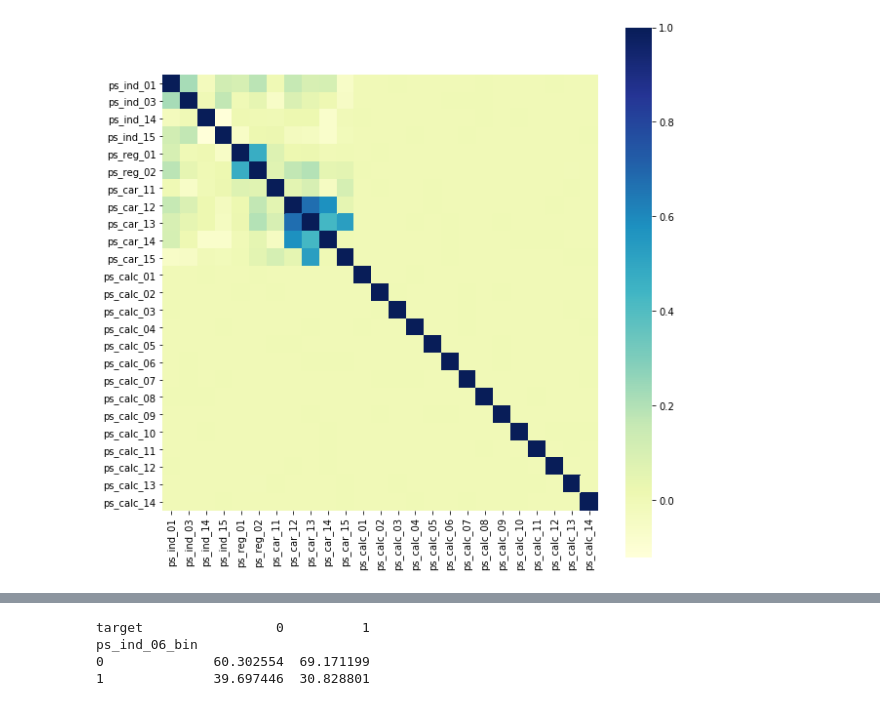
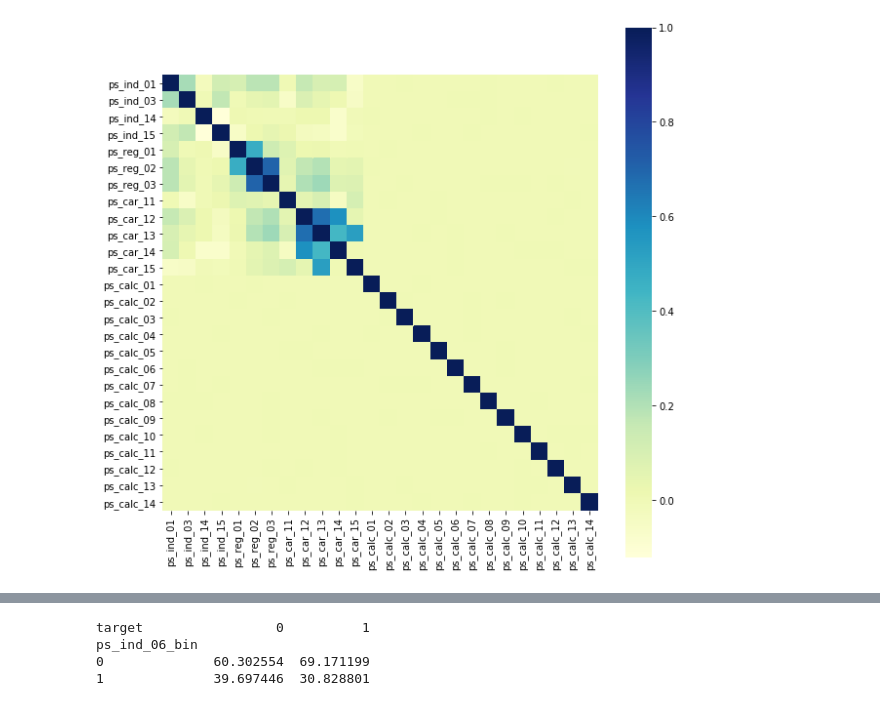
Before and after one commit to sayeshaA/-Projects, a Jupyter notebook: Porto Seguro Safe Driver Prediction/Safe+Driver+prediction.ipynb, the cells around one changed output, grey strips where cells are left out. Cells and saved outputs as stored; diff of their text form; code cells hidden in the pictures.

```diff
--- a/Porto Seguro Safe Driver Prediction/Safe+Driver+prediction.ipynb
+++ b/Porto Seguro Safe Driver Prediction/Safe+Driver+prediction.ipynb
@@ -11,14 +11,17 @@ import pandas as pd
 import numpy as np
 import statistics as st
 import matplotlib.pyplot as plt
-data = pd.read_csv(r"C:\Users\Sayesha\Desktop\Machine Learning\Projects\Porto Seguro Safe Driver Prediction\train.csv")
+data = pd.read_csv(r"C:\Users\Sayesha\Desktop\Machine Learning\Projects_files\Porto Seguro Safe Driver Prediction\train.csv")
 print(data.shape)
 #print(data.dtypes)
 X = data.drop(["id","target"],axis=1)
+y = data["target"]
 labels = data["target"].value_counts().index
 plt.pie(data["target"].value_counts().values,labels = labels,autopct='%1.1f%%')
 plt.axis('equal')
 plt.show()
+print(type(X))
+#imbalanced data
 # %% [output]
 (595212, 59)
 [figure]
@@ -27,7 +31,7 @@ plt.show()
 bin_col=[]
 cat_col=[]
 normal_col=[]
-n = 10
+n = 30
 print("Number of columns in X:" + str(X.shape[1]))
 for col in X.columns:
     z = X.loc[X[col]== -1]
@@ -40,6 +44,7 @@ for col in X.columns:
         print(col)
         X = X.drop([col],axis=1)
 print("Number of columns in X(after dropping):" + str(X.shape[1]))
+print(type(X))
 # %% [output]
 Number of columns in X:57
 ps_ind_01:0
@@ -132,14 +138,14 @@ for col in normal_col:
 # %%
-# can remove : ps_calc_04, ps_calc_05,ps_calc_07,ps_cal_08,ps_calc_09,ps_calc_12,
-
+# can remove : ps_calc_04, ps_calc_05,ps_calc_07,ps_cal_08,ps_calc_09,ps_calc_12
+X.drop(["ps_calc_04", "ps_calc_05","ps_calc_07","ps_calc_08","ps_calc_09","ps_calc_12"],axis=1)
 #continuous columns
 Xheat = X[normal_col]
 corr=Xheat.corr()
 plt.figure(figsize=(10,10))
 ax = sns.heatmap(corr, cmap="YlGnBu",square=True)
 plt.show()
 # %% [output]
-[figure, old version]
+[figure, new version]
 # %%
 Xtarget = X
 Xtarget.loc[:,"target"] = data["target"]
```
Also changed, not shown: parts of 13 cells of this notebook.
